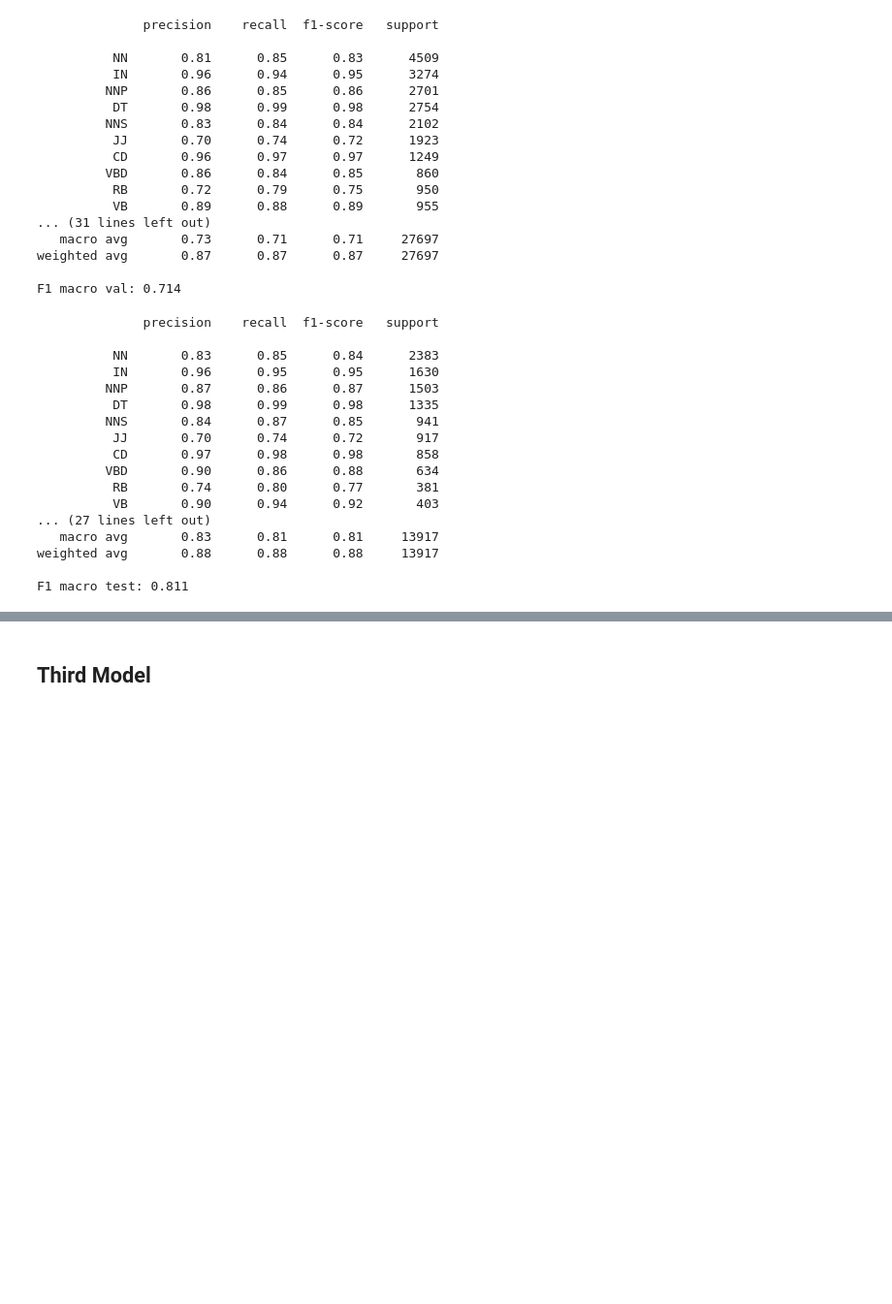
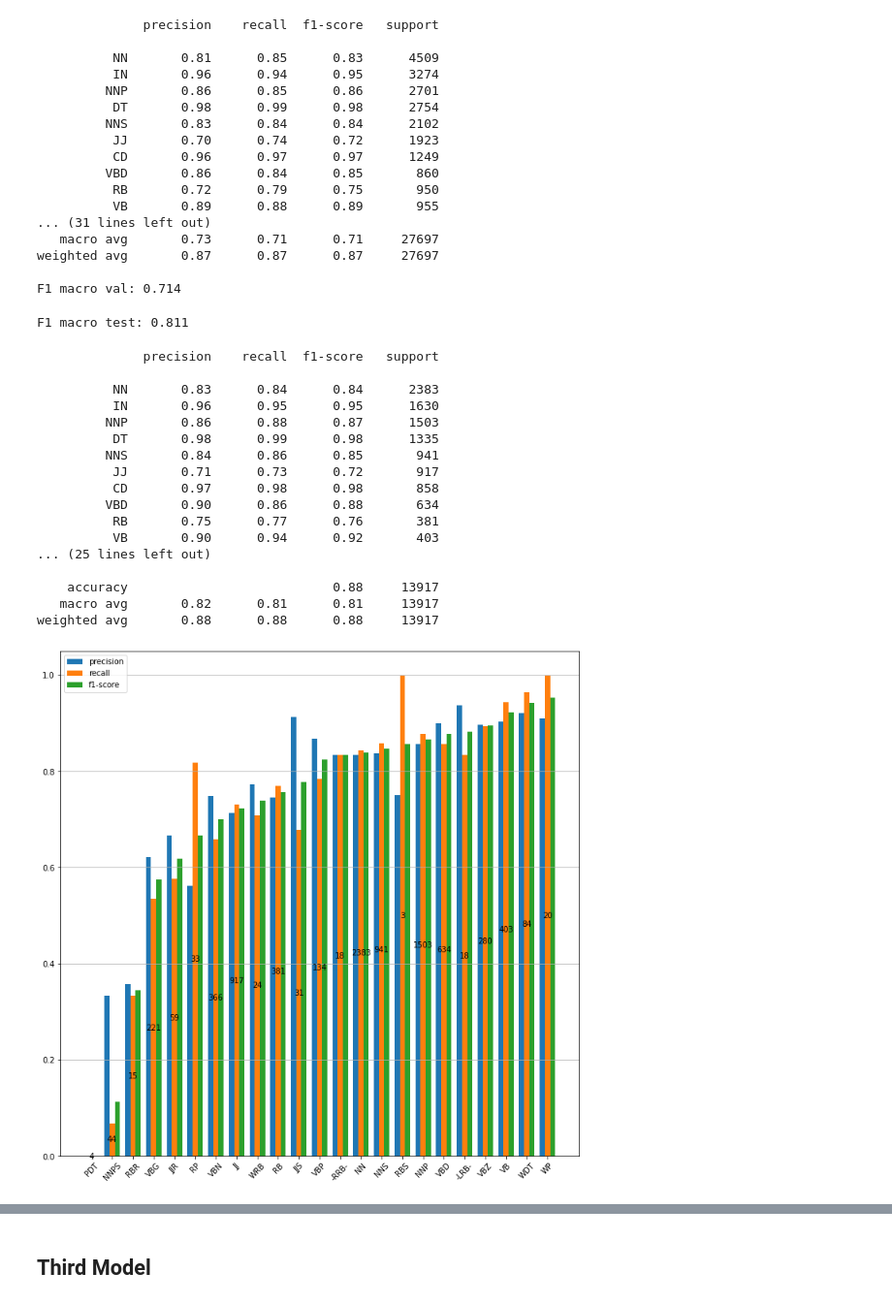
Before and after one commit to EnricoPittini/POS-tagging, a Jupyter notebook: 2) pos tagging.ipynb, the cells around one changed output, grey strips where cells are left out. Shown at 97% size. Cells and saved outputs as stored; diff of their text form; code cells hidden in the pictures; blank space fills up the shorter version.

```diff
--- a/2) pos tagging.ipynb
+++ b/2) pos tagging.ipynb
@@ -671,31 +657,38 @@ F1 macro val: 0.714
 # %%
 # Test
 
-from utils.evaluate import evaluate
+from utils.evaluate import compute_f1_score, compute_class_report
 
 y_pred_test = np.argmax(second_model(x_test_padded), axis=2)
 
-f1_macro, class_report = evaluate(y_true=y_test_padded, y_pred=y_pred_test, tags_no_evaluate=tags_no_evaluate, vocabulary_labels=vocabulary_labels,
-         show_classification_report=True)
+f1_macro = compute_f1_score(y_true=y_test_padded, y_pred=y_pred_test, tags_no_evaluate=tags_no_evaluate,
+                            vocabulary_labels=vocabulary_labels)
+
 print('F1 macro test: {:.3f}'.format(f1_macro))
 # %% [output]
-              precision    recall  f1-score   support
-
-          NN       0.83      0.85      0.84      2383
-          IN       0.96      0.95      0.95      1630
-         NNP       0.87      0.86      0.87      1503
-          DT       0.98      0.99      0.98      1335
-         NNS       0.84      0.87      0.85       941
-          JJ       0.70      0.74      0.72       917
-          CD       0.97      0.98      0.98       858
-         VBD       0.90      0.86      0.88       634
-          RB       0.74      0.80      0.77       381
-          VB       0.90      0.94      0.92       403
-... (27 lines left out)
-   macro avg       0.83      0.81      0.81     13917
-weighted avg       0.88      0.88      0.88     13917
-
 F1 macro test: 0.811
+# %%
+class_report, worst_predicted_tags = compute_class_report(y_true=y_test_padded, y_pred=y_pred_test, tags_no_evaluate=tags_no_evaluate,
+                                    vocabulary_labels=vocabulary_labels, show=True)
+# %% [output]
+              precision    recall  f1-score   support
+
+          NN       0.83      0.84      0.84      2383
+          IN       0.96      0.95      0.95      1630
+         NNP       0.86      0.88      0.87      1503
+          DT       0.98      0.99      0.98      1335
+         NNS       0.84      0.86      0.85       941
+          JJ       0.71      0.73      0.72       917
+          CD       0.97      0.98      0.98       858
+         VBD       0.90      0.86      0.88       634
+          RB       0.75      0.77      0.76       381
+          VB       0.90      0.94      0.92       403
+... (25 lines left out)
+
+    accuracy                           0.88     13917
+   macro avg       0.82      0.81      0.81     13917
+weighted avg       0.88      0.88      0.88     13917
+[figure, added]
 # %%
 from utils.evaluate import wrongly_classified_tokens_analysis
 
```
Also changed, not shown: parts of 4 cells of this notebook.
